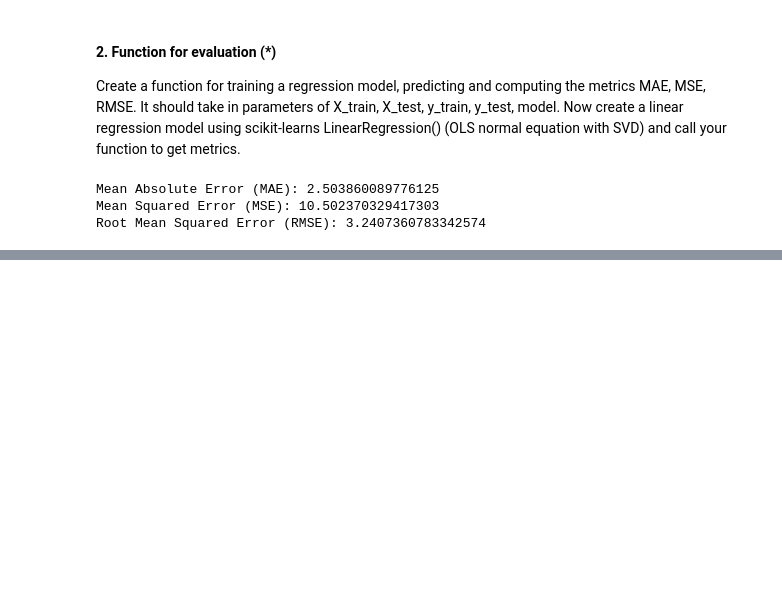
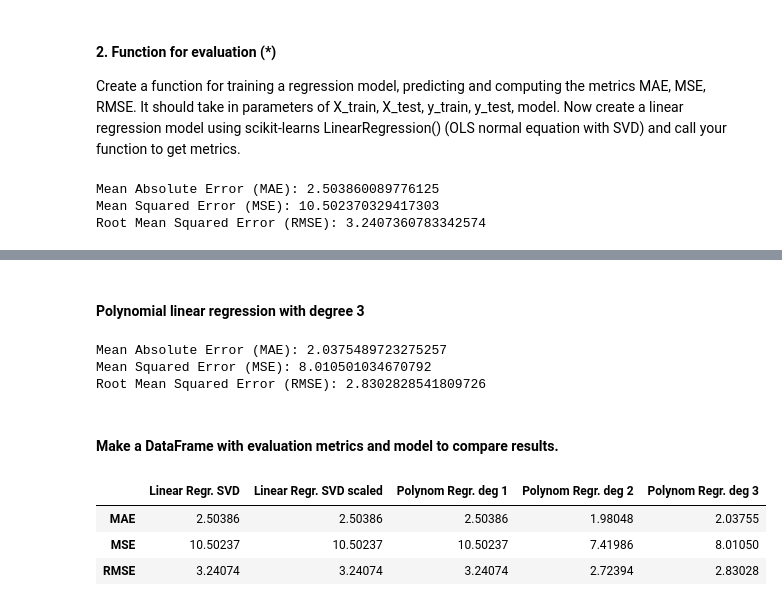
Before and after one commit to Jenchichi/Machine-learning-Jenny, a Jupyter notebook: Excercises/övning_E01_sklearn.ipynb, the cells around one changed output, grey strips where cells are left out. Saved outputs shown, nothing was run; the diff lists cells and outputs as text; code cells hidden in the pictures; blank space fills up the shorter version.

```diff
--- a/Excercises/övning_E01_sklearn.ipynb
+++ b/Excercises/övning_E01_sklearn.ipynb
@@ -241,0 +369,55 @@ Root Mean Squared Error (RMSE): 3.2407360783342574
+# %% [markdown]
+#### Polynomial linear regression with degree 3
+# %%
+from sklearn.preprocessing import PolynomialFeatures
+
+# Skapa Polynomfunktioner
+poly3 = PolynomialFeatures(degree=3)
+
+# Transformera X_train och X_test till polynomfunktioner av grad 3
+X_train_poly3 = poly3.fit_transform(X_train)
+X_test_poly3 = poly3.transform(X_test)
+
+# Träna modellen
+model_poly_3 = LinearRegression()
+model_poly_3.fit(X_train_poly3, y_train)
+
+# Gör förutsägelser
+predictions_poly_3 = model_poly_3.predict(X_test_poly3)
+
+# Beräkna felmått
+mae_poly_3 = mean_absolute_error(y_test, predictions_poly_3)
+mse_poly_3 = mean_squared_error(y_test, predictions_poly_3)
+rmse_poly_3 = np.sqrt(mse_poly_3)
+
+# Skriv ut resultaten
+print(f'Mean Absolute Error (MAE): {mae_poly_3}')
+print(f'Mean Squared Error (MSE): {mse_poly_3}')
+print(f'Root Mean Squared Error (RMSE): {rmse_poly_3}')
+# %% [output]
+Mean Absolute Error (MAE): 2.0375489723275257
+Mean Squared Error (MSE): 8.010501034670792
+Root Mean Squared Error (RMSE): 2.8302828541809726
+# %% [markdown]
+#### Make a DataFrame with evaluation metrics and model to compare results.
+# %%
+# Skapa en DataFrame
+import pandas as pd
+
+metrics_df = pd.DataFrame({
+    'Linear Regr. SVD': [mae_svd, mse_svd, rmse_svd],
+    'Linear Regr. SVD scaled': [mae_scaled, mse_scaled, rmse_scaled],
+    'Polynom Regr. deg 1': [mae_poly, mse_poly, rmse_poly],
+    'Polynom Regr. deg 2': [mae_poly_2, mse_poly_2, rmse_poly_2],
+    'Polynom Regr. deg 3': [mae_poly_3, mse_poly_3, rmse_poly_3]
+}, index=["MAE", "MSE", "RMSE"])
+
+# Formatera talen till 5 decimaler
+metrics_df = metrics_df.round(5)
+
+metrics_df.head()
+# %% [output]
+|  | Linear Regr. SVD | Linear Regr. SVD scaled | Polynom Regr. deg 1 | Polynom Regr. deg 2 | Polynom Regr. deg 3 |
+| MAE | 2.50386 | 2.50386 | 2.50386 | 1.98048 | 2.03755 |
+| MSE | 10.50237 | 10.50237 | 10.50237 | 7.41986 | 8.01050 |
+| RMSE | 3.24074 | 3.24074 | 3.24074 | 2.72394 | 2.83028 |
```
Also changed, not shown: parts of 10 cells of this notebook.
